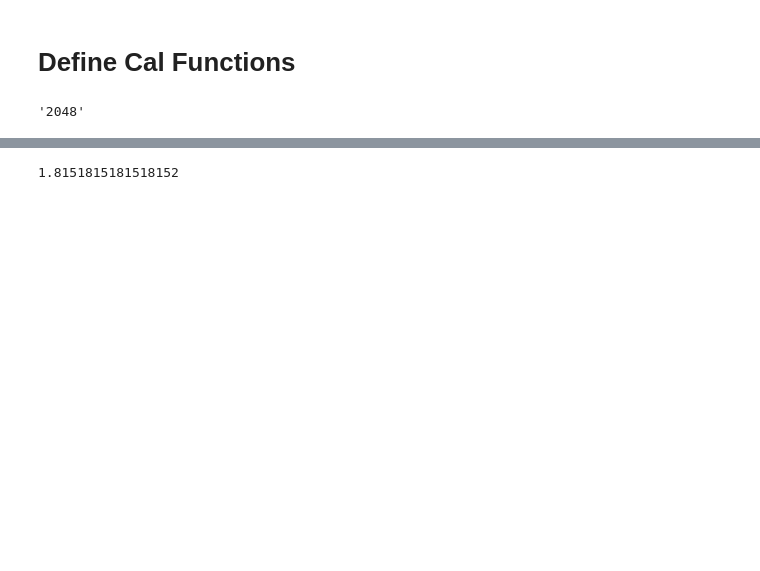
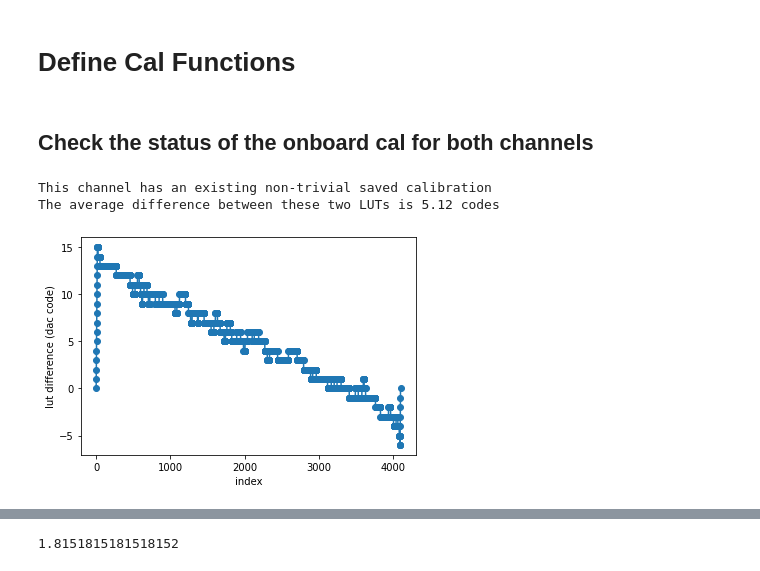
Before and after one commit to abergerSRS/SR542_CalSoftware, a Jupyter notebook: current_output_cal.ipynb, the cells around one changed output, grey strips where cells are left out. Drawn from its saved outputs; the diff is of its cells as text; code cells hidden in the pictures; blank space fills up the shorter version.

```diff
--- a/current_output_cal.ipynb
+++ b/current_output_cal.ipynb
@@ -244,11 +319,5 @@ class OutputChannel():
     def SaveCalData(self):
         controllerSn = serialQry(sr542, '*IDN?').split(',')[2].strip(' s/n')
         saveMeasurement('.\CalData', controllerSn, f'Ch{self.channel}_outputCal', self.LUT, ['dac code'], fmt='%d')
-# %%
-# TODO: How to check if channel has already been calibrated?
-# Could just spot check some of the DAC LUT values? That's a bit dangerous
-serialQry(sr542, '$DAC? CHU, 2048')
-
-# If I could more quickly download the entire 4096-element LUT, then this wouldn't be such a bad method
-# %% [output]
-'2048'
+# %% [markdown]
+## Check the status of the onboard cal for both channels
@@ -254,0 +326,6 @@ serialQry(sr542, '$DAC? CHU, 2048')
+# %%
+ChV.CompareOnboardLUTto()
+# %% [output]
+This channel has an existing non-trivial saved calibration
+The average difference between these two LUTs is 5.12 codes
+[figure, added]
```
Also changed, not shown: parts of 77 cells of this notebook.
